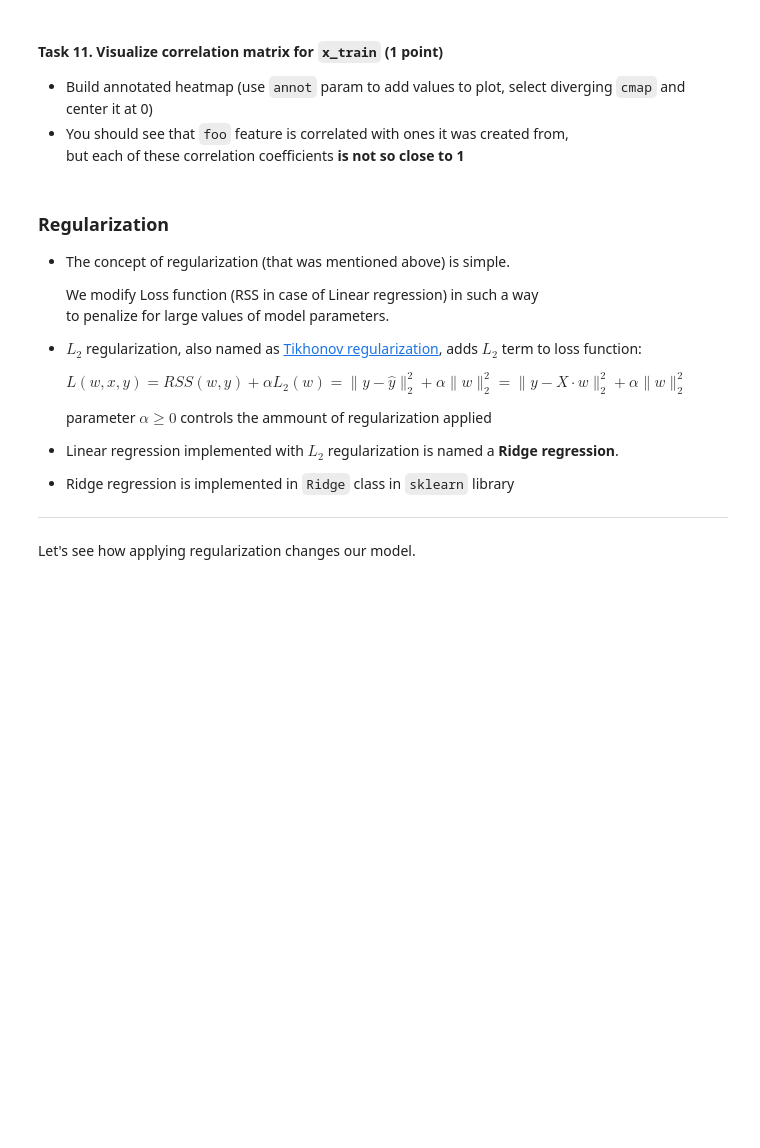
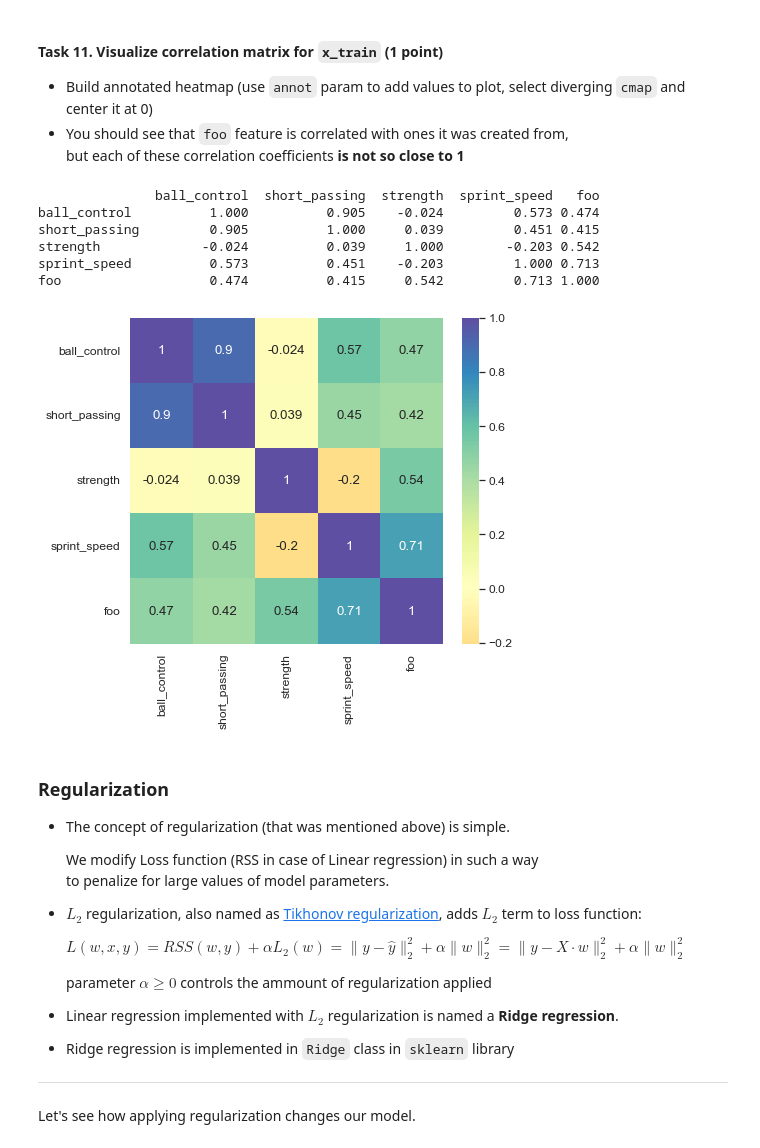
Before and after one commit to alaksiej-karalou/rsschool-ml-2022q1-public, a Jupyter notebook: 3/linear_regression.ipynb, the cells around one changed output. Cells and saved outputs as stored; diff of their text form; code cells hidden in the pictures; blank space fills up the shorter version.

```diff
--- a/3/linear_regression.ipynb
+++ b/3/linear_regression.ipynb
@@ -1466,7 +1474,17 @@ l2_norm(model.coef_)
 * You should see that `foo` feature is correlated with ones it was created from,<br>
   but each of these correlation coefficients **is not so close to 1**
 # %%
-# your code here
+correlation_matrix = x_train.corr(method = 'pearson')
+print(correlation_matrix)
+sns.heatmap(correlation_matrix, center = 0, cmap = 'Spectral', annot = True);
+# %% [output]
+               ball_control  short_passing  strength  sprint_speed   foo
+ball_control          1.000          0.905    -0.024         0.573 0.474
+short_passing         0.905          1.000     0.039         0.451 0.415
+strength             -0.024          0.039     1.000        -0.203 0.542
+sprint_speed          0.573          0.451    -0.203         1.000 0.713
+foo                   0.474          0.415     0.542         0.713 1.000
+[figure, added]
 # %% [markdown]
 ### Regularization
 
```
Also changed, not shown: parts of 26 cells of this notebook.
